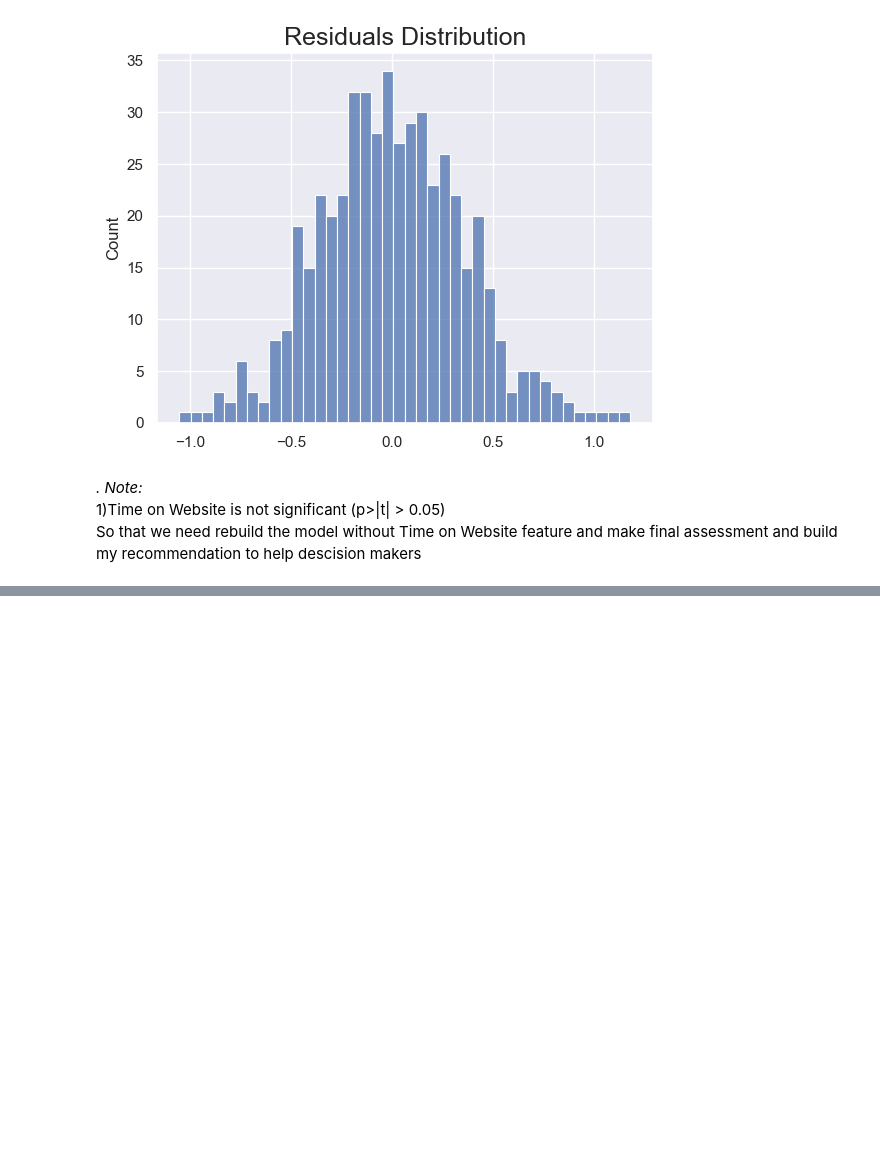
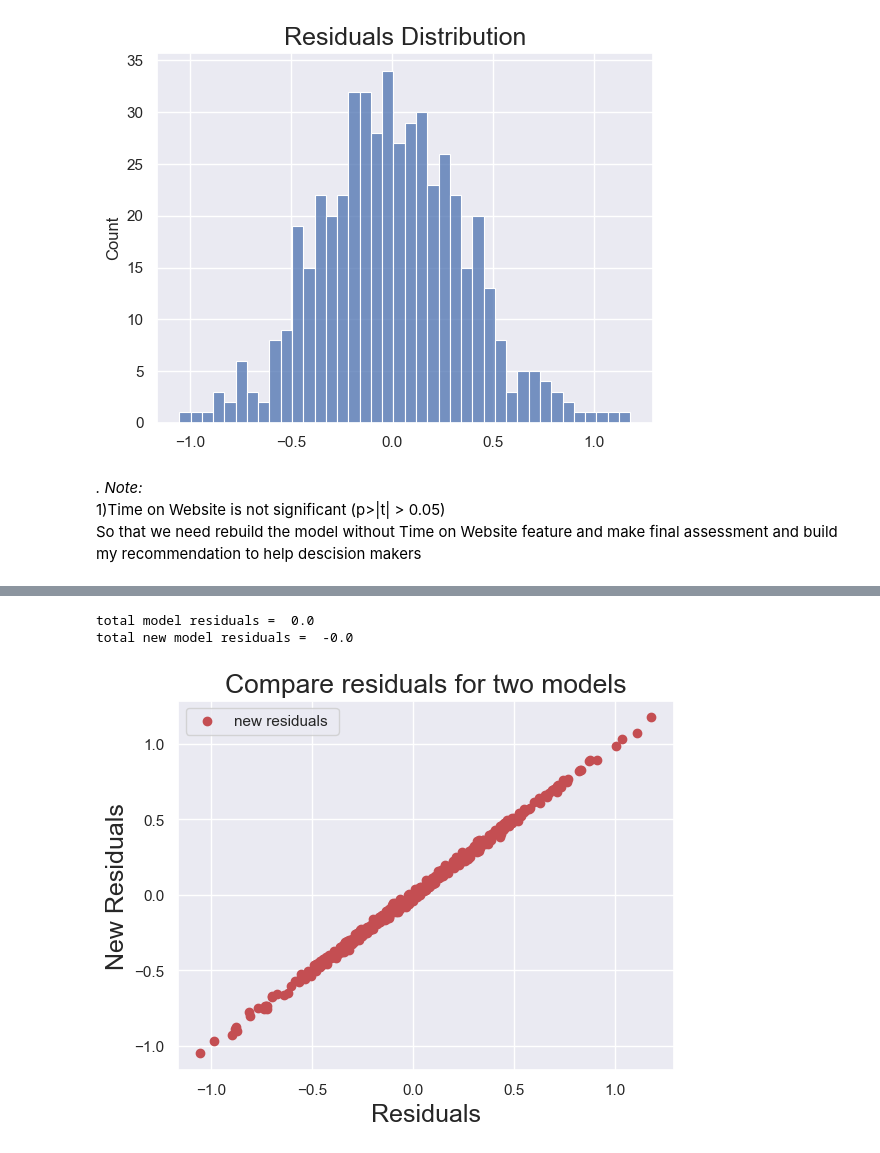
Before and after one commit to youssefSamir-DS/ML_Project-Ecommerce_Customers, a Jupyter notebook: Linear_Regression_project.ipynb, the cells around one changed output, grey strips where cells are left out. Cells and saved outputs as stored; diff of their text form; code cells hidden in the pictures; blank space fills up the shorter version.

Commit message:
Rebuilding LR Model

```diff
--- a/Linear_Regression_project.ipynb
+++ b/Linear_Regression_project.ipynb
@@ -457,0 +460,9 @@ So that we need rebuild the model without Time on Website feature and make final
+# %%
+# define new independant variables
+new_X = X.drop(columns="Time on Website")
+# add a constant
+new_X = sms.add_constant(new_X)
+# %%
+# build new model
+new_model = sms.OLS(y,new_X).fit()
+new_model.summary()
@@ -457,0 +493,20 @@ So that we need rebuild the model without Time on Website feature and make final
+# %%
+# make new prediction
+new_predicted = new_model.predict(new_X)
+# Calculate new residuals
+new_residuals = y - new_predicted
+# %%
+print("total model residuals = ",residuals.sum().round(4))
+print("total new model residuals = ",new_residuals.sum().round(4))
+# %% [output]
+total model residuals =  0.0
+total new model residuals =  -0.0
+# %%
+plt.scatter(residuals,new_residuals,c='r',label='new residuals ')
+plt.xlabel("Residuals",fontsize=18)
+plt.ylabel("New Residuals",fontsize=18)
+plt.title("Compare residuals for two models",fontsize=19)
+plt.legend()
+plt.show()
+# %% [output]
+[figure, added]
```
Also changed, not shown: parts of 13 cells of this notebook.
